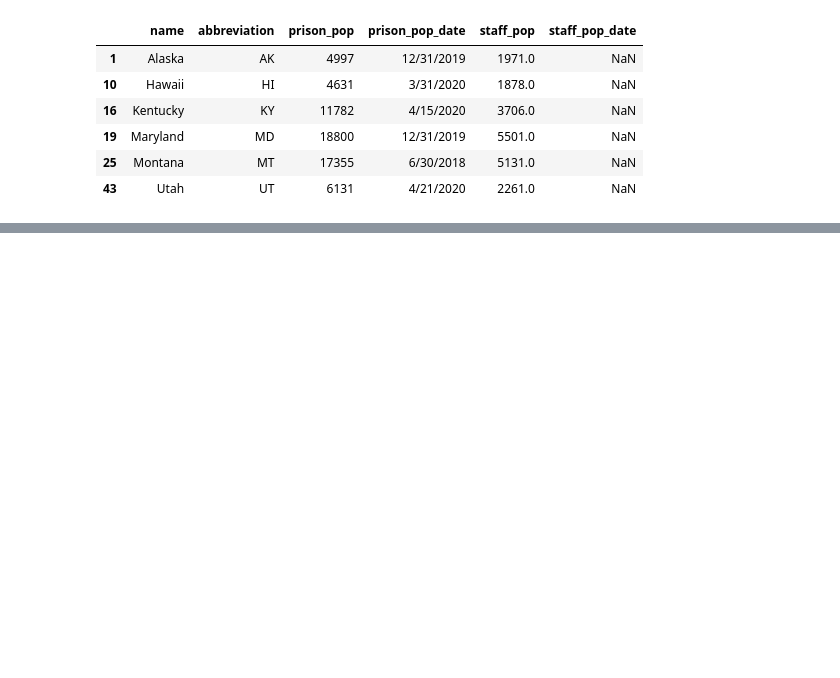
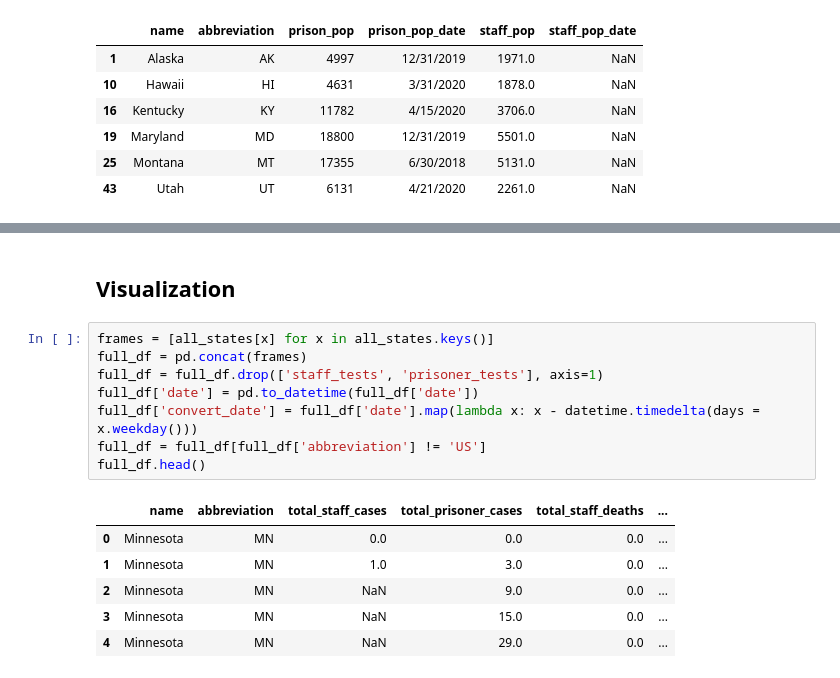
Before and after one commit to AmberCXX/Summer2020_MIT_COVID_Datathon, a Jupyter notebook: 02-exploratory-data-analysis.ipynb, the cells around one changed output, grey strips where cells are left out. Saved outputs shown, nothing was run; the diff lists cells and outputs as text; blank space fills up the shorter version.

```diff
--- a/02-exploratory-data-analysis.ipynb
+++ b/02-exploratory-data-analysis.ipynb
@@ -160,0 +166,17 @@ Text(0.5, 1.0, 'Percentage of Cumulative cases for staff and prisoner within the
+# %% [markdown]
+## Visualization
+# %%
+frames = [all_states[x] for x in all_states.keys()]
+full_df = pd.concat(frames)
+full_df = full_df.drop(['staff_tests', 'prisoner_tests'], axis=1)
+full_df['date'] = pd.to_datetime(full_df['date'])
+full_df['convert_date'] = full_df['date'].map(lambda x: x - datetime.timedelta(days = x.weekday()))
+full_df = full_df[full_df['abbreviation'] != 'US']
+full_df.head()
+# %% [output]
+|  | name | abbreviation | total_staff_cases | total_prisoner_cases | total_staff_deaths | ... |
+| 0 | Minnesota | MN | 0.0 | 0.0 | 0.0 | ... |
+| 1 | Minnesota | MN | 1.0 | 3.0 | 0.0 | ... |
+| 2 | Minnesota | MN | NaN | 9.0 | 0.0 | ... |
+| 3 | Minnesota | MN | NaN | 15.0 | 0.0 | ... |
+| 4 | Minnesota | MN | NaN | 29.0 | 0.0 | ... |
```
Also changed, not shown: parts of 11 cells of this notebook.
